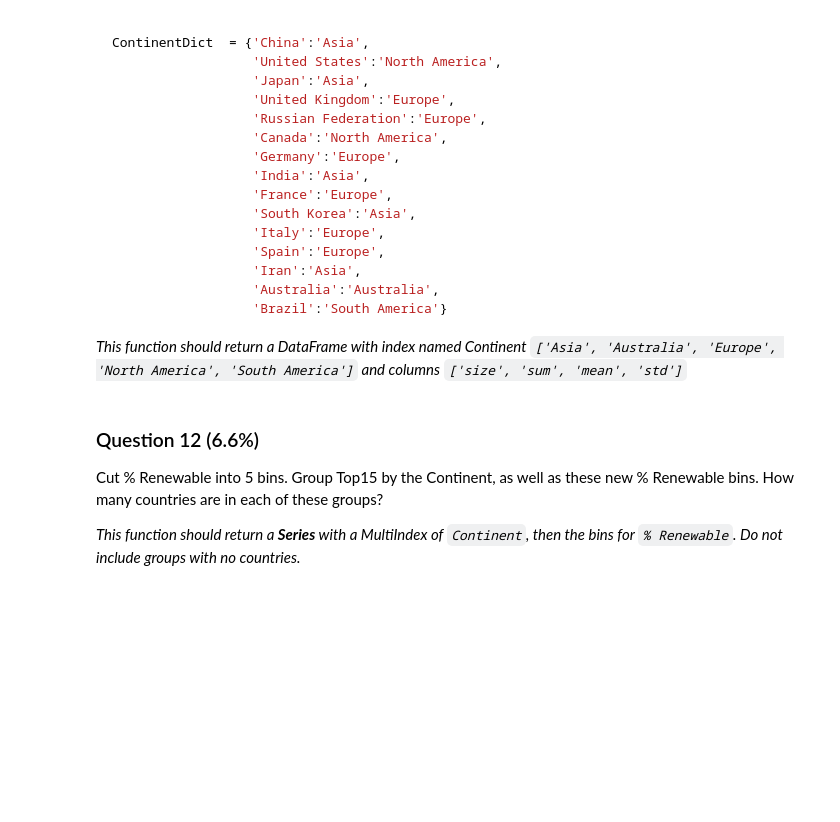
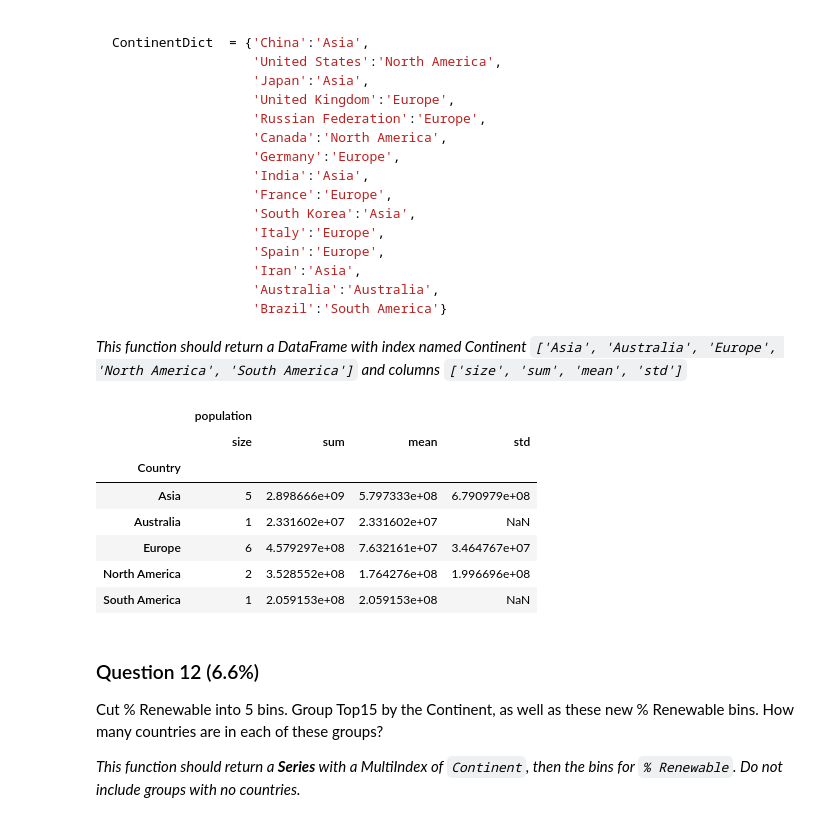
Before and after one commit to ryanorsinger/umich_applied_data_science_with_python, a Jupyter notebook: Assignment+3.ipynb, the cells around one changed output. Saved outputs shown, nothing was run; the diff lists cells and outputs as text; code cells hidden in the pictures; blank space fills up the shorter version.

````diff
--- a/Assignment+3.ipynb
+++ b/Assignment+3.ipynb
@@ -110,7 +296,15 @@ def answer_five():
 What country has the maximum % Renewable and what is the percentage?
 
 *This function should return a tuple with the name of the country and the percentage.*
-# %%
-def answer_six():
-    Top15 = answer_one()
-    return "ANSWER"
+# %%
+def answer_six():
+    Top15 = answer_one()
+
+    # index of the country with the highest percentage of renewables
+    country_index = Top15["% Renewable"].argmax()
+
+    return (country_index, Top15.loc[country_index]["% Renewable"])
+
+
+df = answer_six()
+print(df)
@@ -190,10 +433,49 @@ ContinentDict  = {'China':'Asia',
 ```
 
 *This function should return a DataFrame with index named Continent `['Asia', 'Australia', 'Europe', 'North America', 'South America']` and columns `['size', 'sum', 'mean', 'std']`*
-# %%
-def answer_eleven():
-    Top15 = answer_one()
-    return "ANSWER"
+# %%
+def answer_eleven():
+    Top15 = answer_one()
+    ContinentDict  = {'China':'Asia',
+                  'United States':'North America',
+                  'Japan':'Asia',
+                  'United Kingdom':'Europe',
+                  'Russian Federation':'Europe',
+                  'Canada':'North America',
+                  'Germany':'Europe',
+                  'India':'Asia',
+                  'France':'Europe',
+                  'South Korea':'Asia',
+                  'Italy':'Europe',
+                  'Spain':'Europe',
+                  'Iran':'Asia',
+                  'Australia':'Australia',
+                  'Brazil':'South America'}
+
+    Top15["population"] = Top15['Energy Supply']/Top15['Energy Supply per Capita']
+
+    # rename the dataframe with the provided ContinentDictionary
+    Top15 = Top15.rename(index=ContinentDict)
+    Top15 = Top15.reset_index()
+
+    # list of aggregate functions
+    functions = ['size', 'sum', 'mean', 'std']
+
+    # group by 'Country', aggregate using the list of functions
+    df = Top15[['Country','population']].groupby('Country').agg(functions)
+
+    return df
+
+answer_eleven()
+# %% [output]
+|  | population |  |  |  |
+|  | size | sum | mean | std |
+| Country |  |  |  |  |
+| Asia | 5 | 2.898666e+09 | 5.797333e+08 | 6.790979e+08 |
+| Australia | 1 | 2.331602e+07 | 2.331602e+07 | NaN |
+| Europe | 6 | 4.579297e+08 | 7.632161e+07 | 3.464767e+07 |
+| North America | 2 | 3.528552e+08 | 1.764276e+08 | 1.996696e+08 |
+| South America | 1 | 2.059153e+08 | 2.059153e+08 | NaN |
 # %% [markdown]
 ### Question 12 (6.6%)
 Cut % Renewable into 5 bins. Group Top15 by the Continent, as well as these new % Renewable bins. How many countries are in each of these groups?
````
Also changed, not shown: parts of 28 cells of this notebook, 7 other files.
